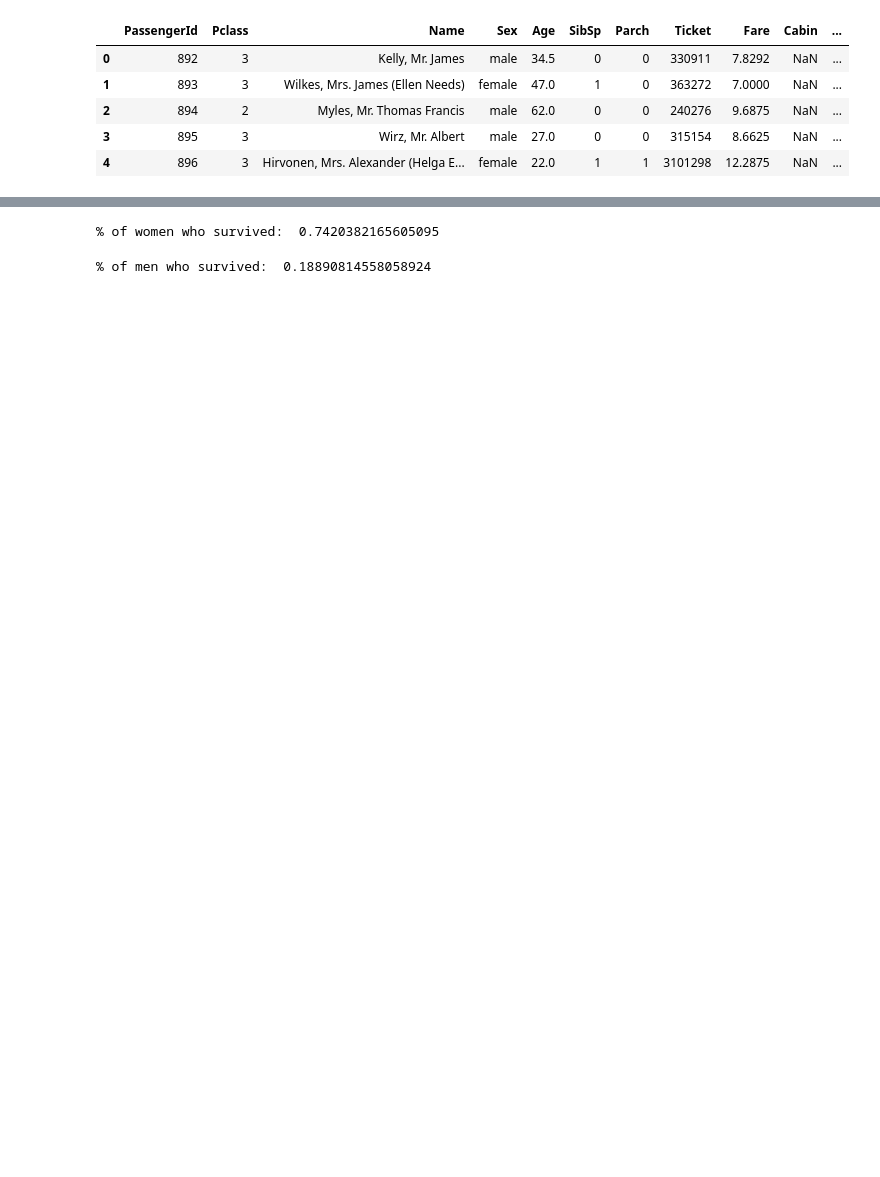
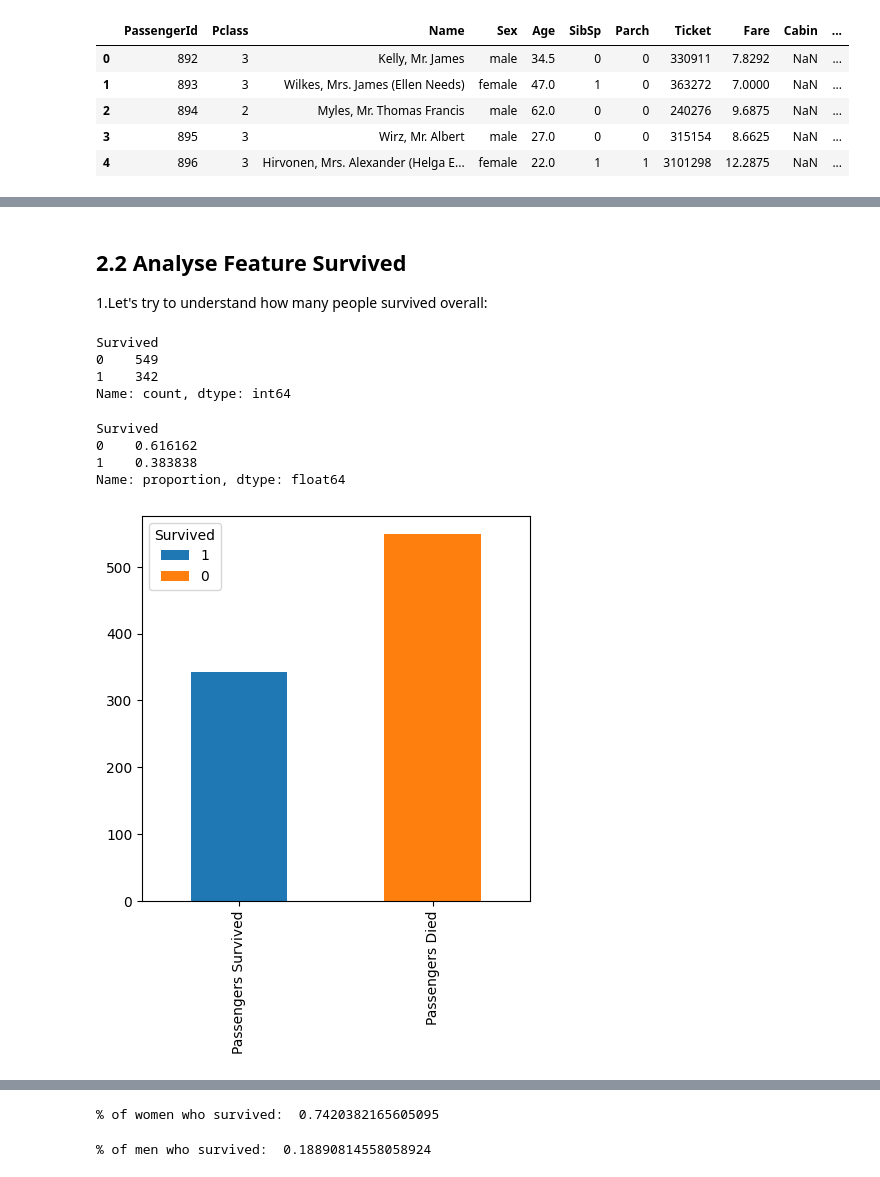
Before and after one commit to PeJiR/KAGGLE-Learn-Courses-, a Jupyter notebook: getting-started-with-titanic.ipynb, the cells around one changed output, grey strips where cells are left out. Cells and saved outputs as stored; diff of their text form; code cells hidden in the pictures; blank space fills up the shorter version.

```diff
--- a/getting-started-with-titanic.ipynb
+++ b/getting-started-with-titanic.ipynb
@@ -42,0 +107,29 @@ test_data.head()
+# %%
+def bar_chart_stacked(dataset, feature, stacked = True):
+    survived = dataset[dataset['Survived']==1][feature].value_counts()
+    dead = dataset[dataset['Survived']==0][feature].value_counts()
+    df_survived_dead = pd.DataFrame([survived,dead])
+    df_survived_dead.index = ['Passengers Survived','Passengers Died']
+    ax = df_survived_dead.plot(kind='bar',stacked=stacked, figsize=(5,5))
+# %% [markdown]
+## 2.2 Analyse Feature Survived
+
+1.Let's try to understand how many people survived overall:
+# %%
+train_data["Survived"].value_counts()
+# %% [output]
+Survived
+0    549
+1    342
+Name: count, dtype: int64
+# %%
+train_data["Survived"].value_counts(normalize = True)
+# %% [output]
+Survived
+0    0.616162
+1    0.383838
+Name: proportion, dtype: float64
+# %%
+bar_chart_stacked(train_data, "Survived")
+# %% [output]
+[figure, added]
```
Also changed, not shown: parts of 24 cells of this notebook.
